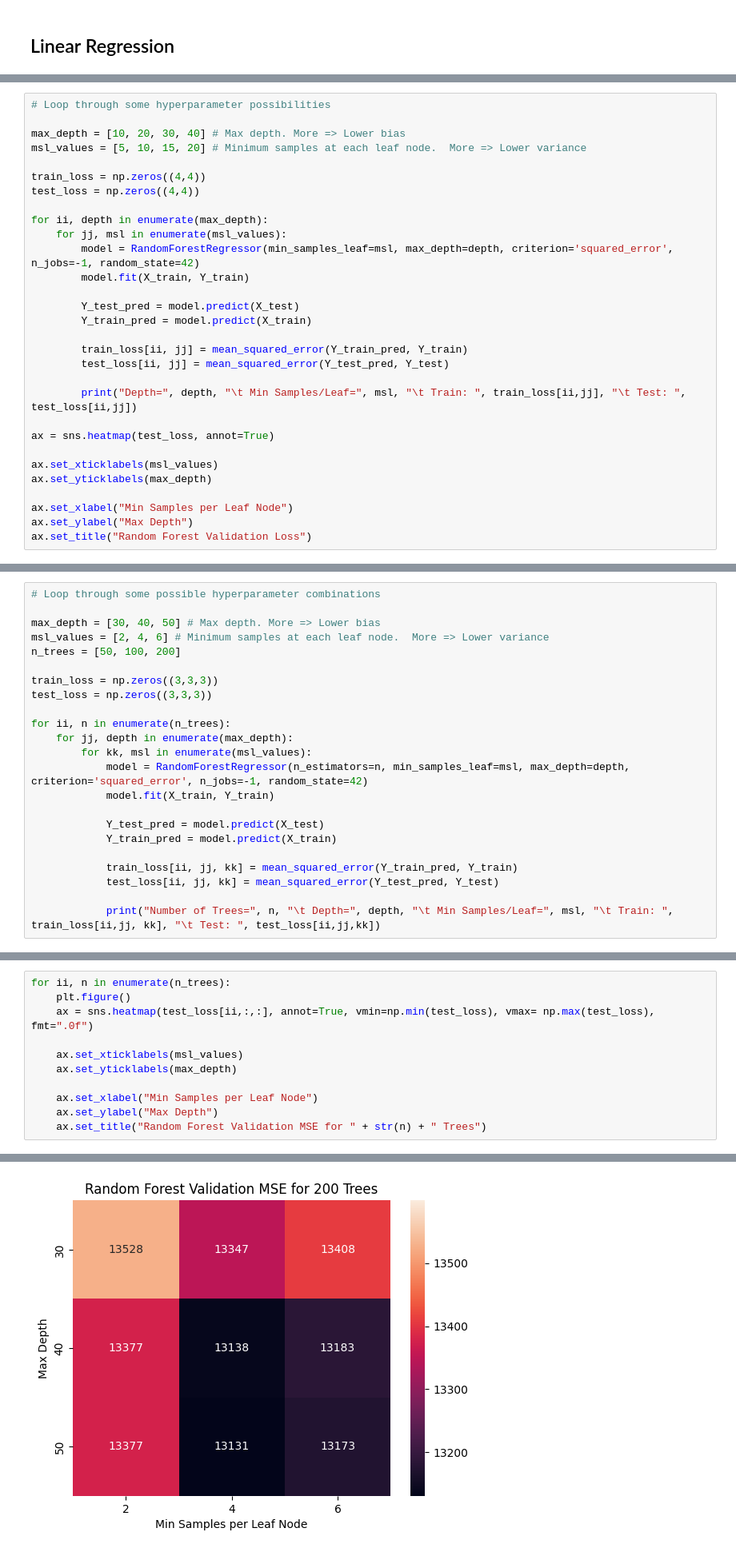
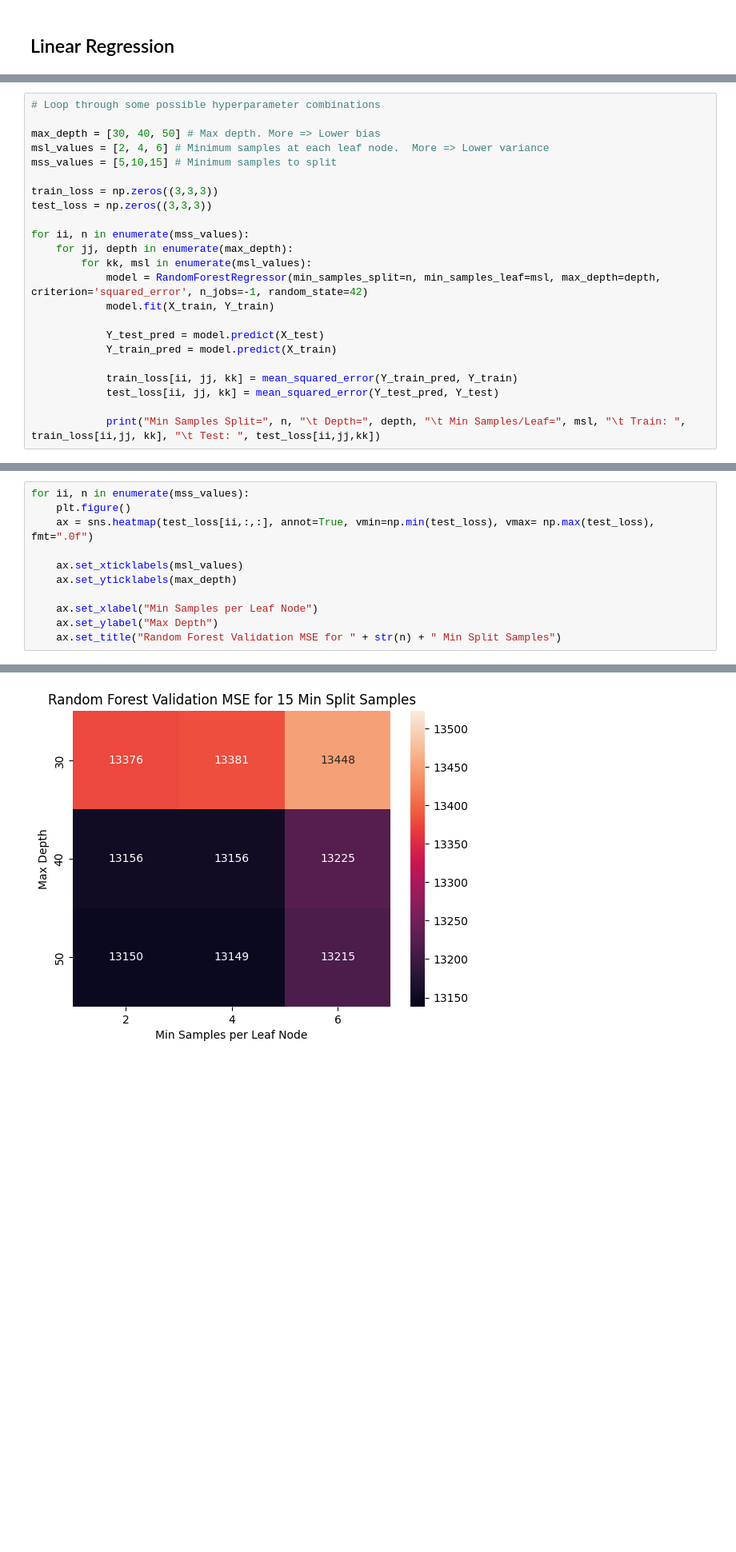
Before and after one commit to et-mar/ECGR4105FinalProject, a Jupyter notebook: NE_Mexican_House_sklearn.ipynb, the cells around one changed output, grey strips where cells are left out. Shown: that part at 80% size. Cells and saved outputs as stored; diff of their text form; blank space fills up the shorter version.

```diff
--- a/NE_Mexican_House_sklearn.ipynb
+++ b/NE_Mexican_House_sklearn.ipynb
@@ -249,30 +251,0 @@ Train:   8418.53708540547
-# %%
-# Loop through some hyperparameter possibilities
-
-max_depth = [10, 20, 30, 40] # Max depth. More => Lower bias
-msl_values = [5, 10, 15, 20] # Minimum samples at each leaf node.  More => Lower variance
-
-train_loss = np.zeros((4,4))
-test_loss = np.zeros((4,4))
-
-for ii, depth in enumerate(max_depth):
-    for jj, msl in enumerate(msl_values):
-        model = RandomForestRegressor(min_samples_leaf=msl, max_depth=depth, criterion='squared_error', n_jobs=-1, random_state=42)
-        model.fit(X_train, Y_train)
-
-        Y_test_pred = model.predict(X_test)
-        Y_train_pred = model.predict(X_train)
-
-        train_loss[ii, jj] = mean_squared_error(Y_train_pred, Y_train)
-        test_loss[ii, jj] = mean_squared_error(Y_test_pred, Y_test)
-
-        print("Depth=", depth, "\t Min Samples/Leaf=", msl, "\t Train: ", train_loss[ii,jj], "\t Test: ", test_loss[ii,jj])
-
-ax = sns.heatmap(test_loss, annot=True)
-
-ax.set_xticklabels(msl_values)
-ax.set_yticklabels(max_depth)
-
-ax.set_xlabel("Min Samples per Leaf Node")
-ax.set_ylabel("Max Depth")
-ax.set_title("Random Forest Validation Loss")
@@ -300,15 +254,15 @@ Text(0.5, 1.0, 'Random Forest Validation Loss')
 
 max_depth = [30, 40, 50] # Max depth. More => Lower bias
 msl_values = [2, 4, 6] # Minimum samples at each leaf node.  More => Lower variance
-n_trees = [50, 100, 200]
+mss_values = [5,10,15] # Minimum samples to split
 
 train_loss = np.zeros((3,3,3))
 test_loss = np.zeros((3,3,3))
 
-for ii, n in enumerate(n_trees):
+for ii, n in enumerate(mss_values):
     for jj, depth in enumerate(max_depth):
         for kk, msl in enumerate(msl_values):
-            model = RandomForestRegressor(n_estimators=n, min_samples_leaf=msl, max_depth=depth, criterion='squared_error', n_jobs=-1, random_state=42)
+            model = RandomForestRegressor(min_samples_split=n, min_samples_leaf=msl, max_depth=depth, criterion='squared_error', n_jobs=-1, random_state=42)
             model.fit(X_train, Y_train)
 
             Y_test_pred = model.predict(X_test)
@@ -317,5 +271,5 @@ for ii, n in enumerate(n_trees):
             train_loss[ii, jj, kk] = mean_squared_error(Y_train_pred, Y_train)
             test_loss[ii, jj, kk] = mean_squared_error(Y_test_pred, Y_test)
 
-            print("Number of Trees=", n, "\t Depth=", depth, "\t Min Samples/Leaf=", msl, "\t Train: ", train_loss[ii,jj, kk], "\t Test: ", test_loss[ii,jj,kk])
+            print("Min Samples Split=", n, "\t Depth=", depth, "\t Min Samples/Leaf=", msl, "\t Train: ", train_loss[ii,jj, kk], "\t Test: ", test_loss[ii,jj,kk])
 # %% [output]
@@ -339,5 +293,5 @@ Number of Trees= 200     Depth= 50       Min Samples/Leaf= 6     Train:  10239.5
 # %%
-for ii, n in enumerate(n_trees):
+for ii, n in enumerate(mss_values):
     plt.figure()
     ax = sns.heatmap(test_loss[ii,:,:], annot=True, vmin=np.min(test_loss), vmax= np.max(test_loss), fmt=".0f")
 
@@ -346,5 +300,5 @@ for ii, n in enumerate(n_trees):
 
     ax.set_xlabel("Min Samples per Leaf Node")
     ax.set_ylabel("Max Depth")
-    ax.set_title("Random Forest Validation MSE for " + str(n) + " Trees")
+    ax.set_title("Random Forest Validation MSE for " + str(n) + " Min Split Samples")
 # %% [output]
@@ -353 +307 @@ for ii, n in enumerate(n_trees):
-[figure, old version]
+[figure, new version]
```
Also changed, not shown: parts of 20 cells of this notebook.
